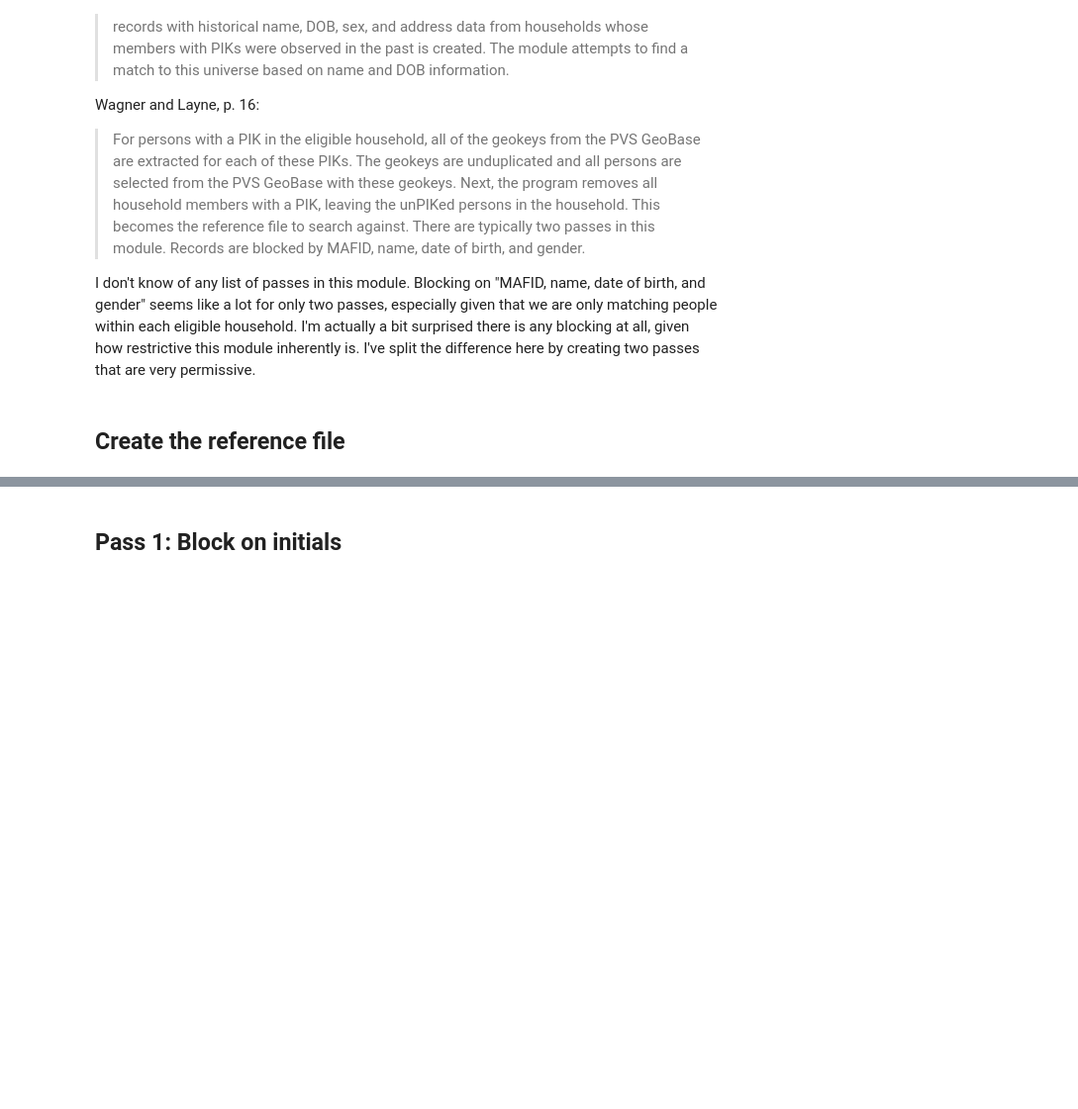
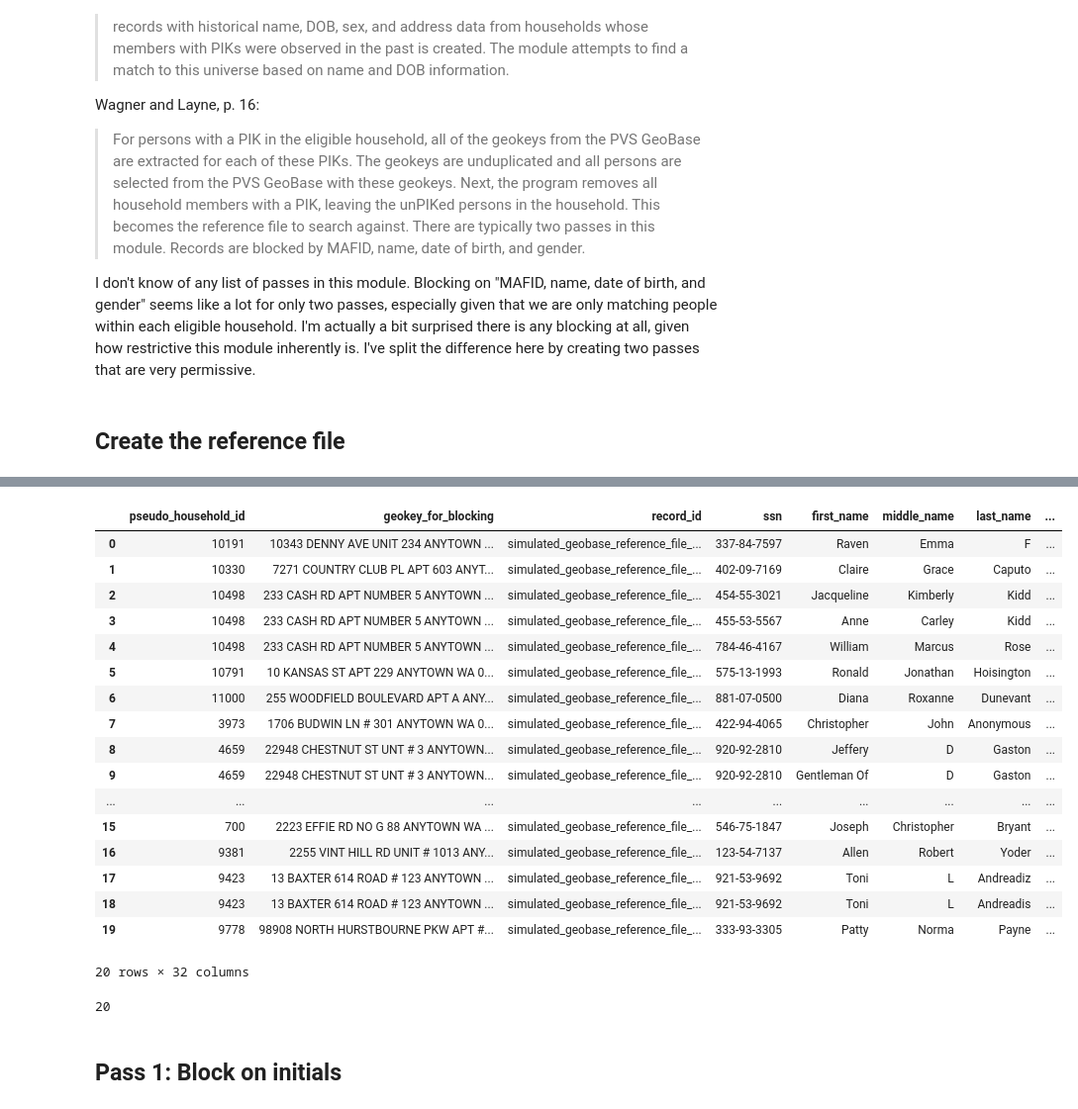
Before and after one commit to ihmeuw/person_linkage_case_study, a Jupyter notebook: person_linkage_case_study_small_sample_pandas_duckdb.ipynb, the cells around one changed output, grey strips where cells are left out. Shown at 99% size. Drawn from its saved outputs; the diff is of its cells as text; code cells hidden in the pictures; blank space fills up the shorter version.

```diff
--- a/person_linkage_case_study_small_sample_pandas_duckdb.ipynb
+++ b/person_linkage_case_study_small_sample_pandas_duckdb.ipynb
@@ -1887,0 +2021,14 @@ hhcomp_reference_file
+# %%
+# TODO: As of now in pseudopeople, our only indicator in the Census data of household
+# is noiseless (ground truth).
+# Instead, we use geokey to approximate the household clustering information that would be
+# present in the real dataset.
+# We should switch to using a (presumably low-noise) household indicator when we have that.
+# NOTE: We use geokey_for_blocking instead of geokey to intentionally exclude the very
+# large households currently created by GQ in pseudopeople.
+pseudo_household_id = (
+    df_ops.drop_duplicates(census_2030[census_2030.geokey_for_blocking.notnull()][["geokey_for_blocking"]])
+        .pipe(df_ops.add_unique_id_col, col_name="pseudo_household_id")
+)
+# %%
+census_2030 = df_ops.persist(census_2030.merge(pseudo_household_id, on="geokey_for_blocking", how="left"))
@@ -1887,0 +2091,8 @@ hhcomp_reference_file
+# %%
+geokeys_by_eligible_household = (
+    piks_by_eligible_household
+        .merge(df_ops.drop_duplicates(geobase_reference_file[["pik", "geokey_for_blocking"]].dropna(subset="geokey_for_blocking")), on="pik")
+        .drop(columns=["pik"])
+        .pipe(df_ops.drop_duplicates)
+)
+geokeys_by_eligible_household
@@ -1888,3 +2117,46 @@ hhcomp_reference_file
+# %%
+# Apparently, we exclude from the reference file all *reference file* records with a PIK that
+# has already been assigned to an input file row.
+# Doing this goes against the normal assumption, which is that reference file records can match
+# to multiple input file records.
+# This is really surprising to me, but it seems clear from "the program
+# removes all household members with a PIK, leaving the unPIKed persons in the
+# household. This becomes the reference file to search against." (Wagner and Layne, p. 16)
+eligible_geobase_reference_file_records = (
+    geobase_reference_file[geobase_reference_file.geokey_for_blocking.notnull()]
+        .merge(df_ops.drop_duplicates(person_linkage_cascade.confirmed_piks[['pik']]).assign(confirmed_pik_dummy=1), on='pik', how='left')
+        .pipe(lambda df: df[df.confirmed_pik_dummy.isnull()])
+        .drop(columns=['confirmed_pik_dummy'])
+)
+# %%
+hhcomp_reference_file = df_ops.persist(geokeys_by_eligible_household.merge(
+    eligible_geobase_reference_file_records,
+    on="geokey_for_blocking",
+))
+hhcomp_reference_file
+# %% [output]
+|  | pseudo_household_id | geokey_for_blocking | record_id | ssn | first_name | middle_name | last_name | ... |
+| 0 | 10191 | 10343 DENNY AVE UNIT 234 ANYTOWN ... | simulated_geobase_reference_file_... | 337-84-7597 | Raven | Emma | F | ... |
+| 1 | 10330 | 7271 COUNTRY CLUB PL APT 603 ANYT... | simulated_geobase_reference_file_... | 402-09-7169 | Claire | Grace | Caputo | ... |
+| 2 | 10498 | 233 CASH RD APT NUMBER 5 ANYTOWN ... | simulated_geobase_reference_file_... | 454-55-3021 | Jacqueline | Kimberly | Kidd | ... |
+| 3 | 10498 | 233 CASH RD APT NUMBER 5 ANYTOWN ... | simulated_geobase_reference_file_... | 455-53-5567 | Anne | Carley | Kidd | ... |
+| 4 | 10498 | 233 CASH RD APT NUMBER 5 ANYTOWN ... | simulated_geobase_reference_file_... | 784-46-4167 | William | Marcus | Rose | ... |
+| 5 | 10791 | 10 KANSAS ST APT 229 ANYTOWN WA 0... | simulated_geobase_reference_file_... | 575-13-1993 | Ronald | Jonathan | Hoisington | ... |
+| 6 | 11000 | 255 WOODFIELD BOULEVARD APT A ANY... | simulated_geobase_reference_file_... | 881-07-0500 | Diana | Roxanne | Dunevant | ... |
+| 7 | 3973 | 1706 BUDWIN LN # 301 ANYTOWN WA 0... | simulated_geobase_reference_file_... | 422-94-4065 | Christopher | John | Anonymous | ... |
+| 8 | 4659 | 22948 CHESTNUT ST UNT # 3 ANYTOWN... | simulated_geobase_reference_file_... | 920-92-2810 | Jeffery | D | Gaston | ... |
+| 9 | 4659 | 22948 CHESTNUT ST UNT # 3 ANYTOWN... | simulated_geobase_reference_file_... | 920-92-2810 | Gentleman Of | D | Gaston | ... |
+| ... | ... | ... | ... | ... | ... | ... | ... | ... |
+| 15 | 700 | 2223 EFFIE RD NO G 88 ANYTOWN WA ... | simulated_geobase_reference_file_... | 546-75-1847 | Joseph | Christopher | Bryant | ... |
+| 16 | 9381 | 2255 VINT HILL RD UNIT # 1013 ANY... | simulated_geobase_reference_file_... | 123-54-7137 | Allen | Robert | Yoder | ... |
+| 17 | 9423 | 13 BAXTER 614 ROAD # 123 ANYTOWN ... | simulated_geobase_reference_file_... | 921-53-9692 | Toni | L | Andreadiz | ... |
+| 18 | 9423 | 13 BAXTER 614 ROAD # 123 ANYTOWN ... | simulated_geobase_reference_file_... | 921-53-9692 | Toni | L | Andreadis | ... |
+| 19 | 9778 | 98908 NORTH HURSTBOURNE PKW APT #... | simulated_geobase_reference_file_... | 333-93-3305 | Patty | Norma | Payne | ... |
+20 rows × 32 columns
+# %%
+len(hhcomp_reference_file)
+# %% [output]
+20
 # %%
 person_linkage_cascade.start_module(
     name="hhcompsearch",
```
Also changed, not shown: parts of 92 cells of this notebook, 5 other files.
